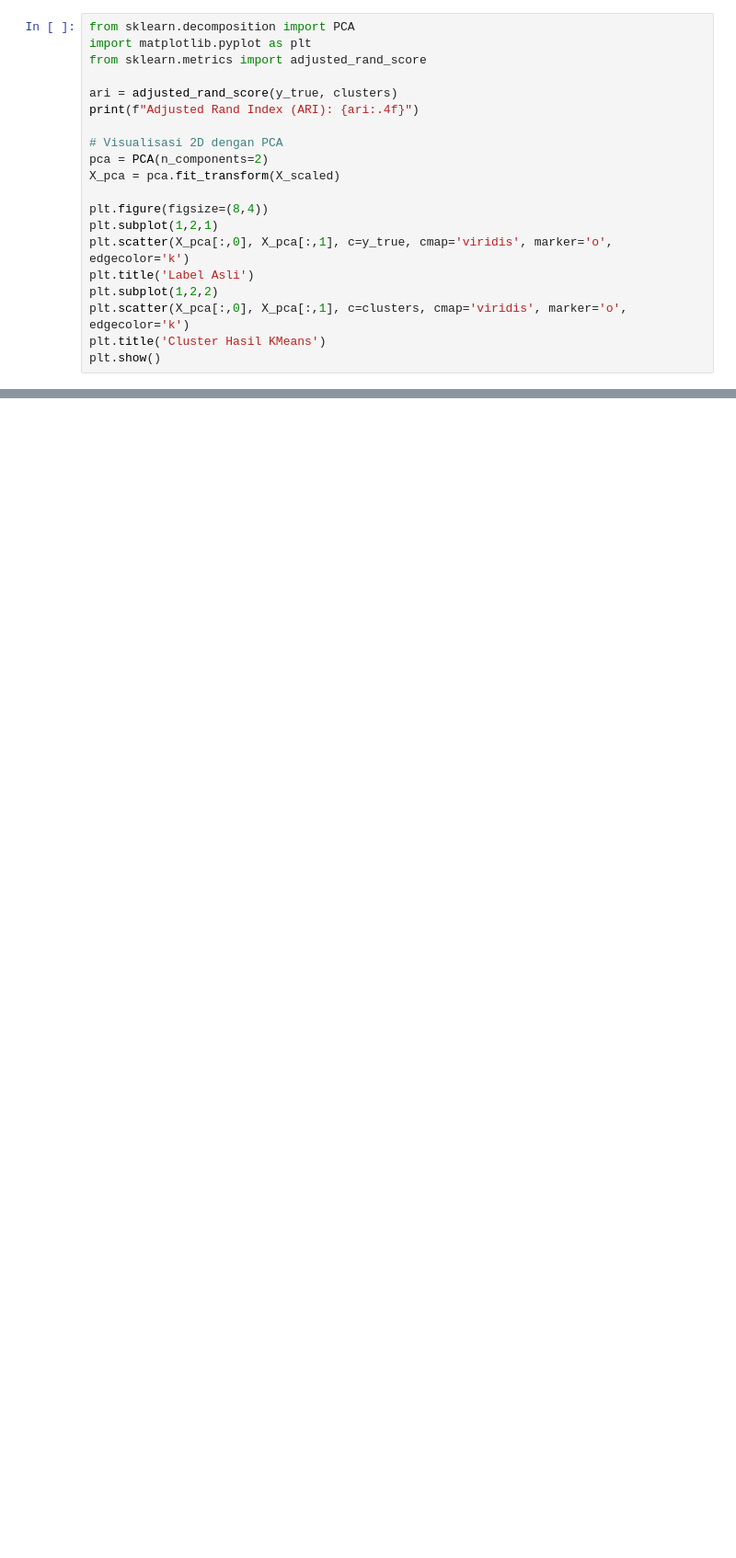
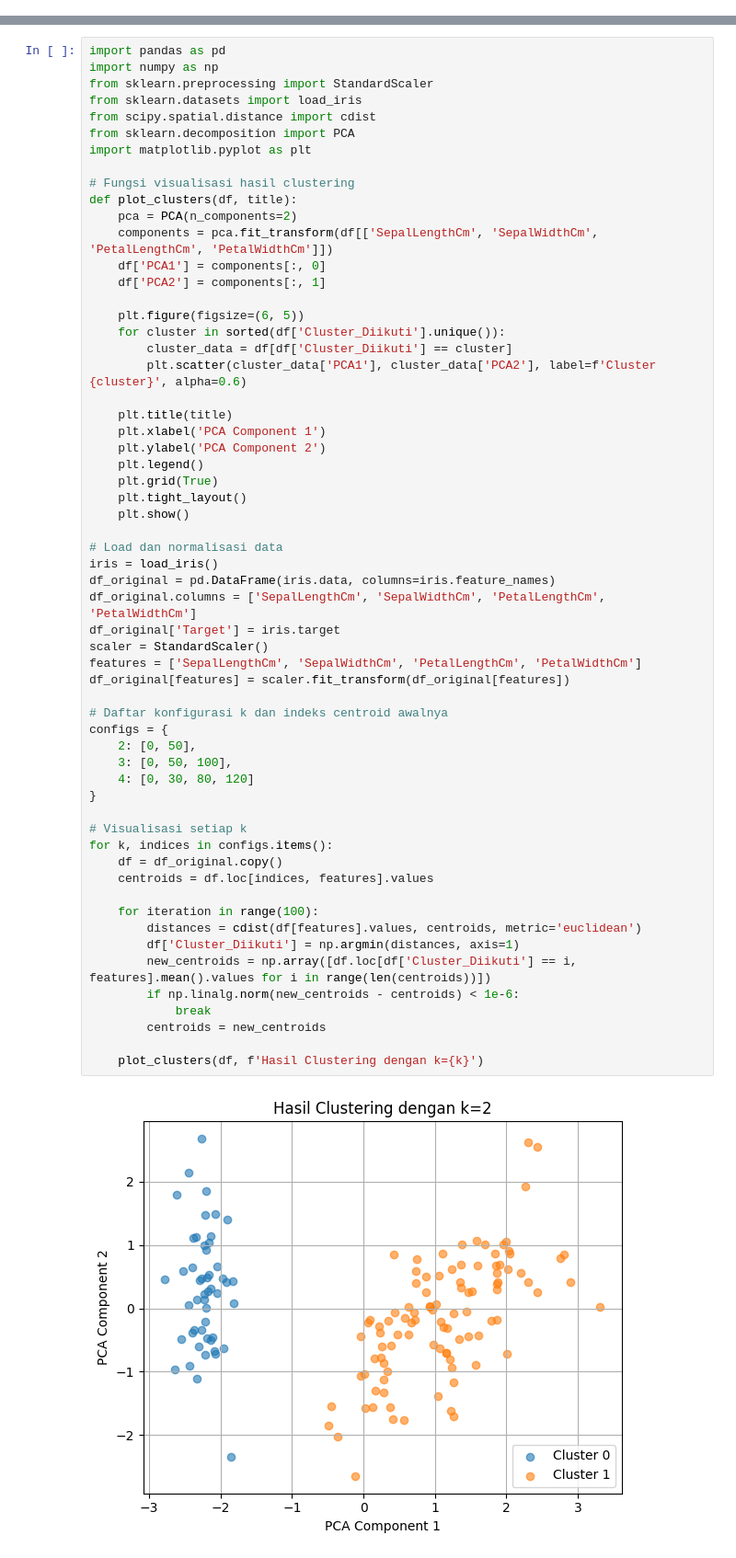
Before and after one commit to rhmnaan/pendat_d, a Jupyter notebook: tugas/_build/jupyter_execute/clustering.ipynb, the cells around one changed output, grey strips where cells are left out. Shown at 92% size. Saved outputs shown, nothing was run; the diff lists cells and outputs as text; blank space fills up the shorter version.

```diff
--- a/tugas/_build/jupyter_execute/clustering.ipynb
+++ b/tugas/_build/jupyter_execute/clustering.ipynb
@@ -550,20 +0,0 @@ Error Clustering: 0.146667
-# %%
-from sklearn.decomposition import PCA
-import matplotlib.pyplot as plt
-from sklearn.metrics import adjusted_rand_score
-
-ari = adjusted_rand_score(y_true, clusters)
-print(f"Adjusted Rand Index (ARI): {ari:.4f}")
-
-# Visualisasi 2D dengan PCA
-pca = PCA(n_components=2)
-X_pca = pca.fit_transform(X_scaled)
-
-plt.figure(figsize=(8,4))
-plt.subplot(1,2,1)
-plt.scatter(X_pca[:,0], X_pca[:,1], c=y_true, cmap='viridis', marker='o', edgecolor='k')
-plt.title('Label Asli')
-plt.subplot(1,2,2)
-plt.scatter(X_pca[:,0], X_pca[:,1], c=clusters, cmap='viridis', marker='o', edgecolor='k')
-plt.title('Cluster Hasil KMeans')
-plt.show()
@@ -1611,0 +400,61 @@ plt.show()
+# %%
+import pandas as pd
+import numpy as np
+from sklearn.preprocessing import StandardScaler
+from sklearn.datasets import load_iris
+from scipy.spatial.distance import cdist
+from sklearn.decomposition import PCA
+import matplotlib.pyplot as plt
+
+# Fungsi visualisasi hasil clustering
+def plot_clusters(df, title):
+    pca = PCA(n_components=2)
+    components = pca.fit_transform(df[['SepalLengthCm', 'SepalWidthCm', 'PetalLengthCm', 'PetalWidthCm']])
+    df['PCA1'] = components[:, 0]
+    df['PCA2'] = components[:, 1]
+
+    plt.figure(figsize=(6, 5))
+    for cluster in sorted(df['Cluster_Diikuti'].unique()):
+        cluster_data = df[df['Cluster_Diikuti'] == cluster]
+        plt.scatter(cluster_data['PCA1'], cluster_data['PCA2'], label=f'Cluster {cluster}', alpha=0.6)
+
+    plt.title(title)
+    plt.xlabel('PCA Component 1')
+    plt.ylabel('PCA Component 2')
+    plt.legend()
+    plt.grid(True)
+    plt.tight_layout()
+    plt.show()
+
+# Load dan normalisasi data
+iris = load_iris()
+df_original = pd.DataFrame(iris.data, columns=iris.feature_names)
+df_original.columns = ['SepalLengthCm', 'SepalWidthCm', 'PetalLengthCm', 'PetalWidthCm']
+df_original['Target'] = iris.target
+scaler = StandardScaler()
+features = ['SepalLengthCm', 'SepalWidthCm', 'PetalLengthCm', 'PetalWidthCm']
+df_original[features] = scaler.fit_transform(df_original[features])
+
+# Daftar konfigurasi k dan indeks centroid awalnya
+configs = {
+    2: [0, 50],
+    3: [0, 50, 100],
+    4: [0, 30, 80, 120]
+}
+
+# Visualisasi setiap k
+for k, indices in configs.items():
+    df = df_original.copy()
+    centroids = df.loc[indices, features].values
+
+    for iteration in range(100):
+        distances = cdist(df[features].values, centroids, metric='euclidean')
+        df['Cluster_Diikuti'] = np.argmin(distances, axis=1)
+        new_centroids = np.array([df.loc[df['Cluster_Diikuti'] == i, features].mean().values for i in range(len(centroids))])
+        if np.linalg.norm(new_centroids - centroids) < 1e-6:
+            break
+        centroids = new_centroids
+
+    plot_clusters(df, f'Hasil Clustering dengan k={k}')
+# %% [output]
+[figure, added]
```
Also changed, not shown: parts of 175 cells of this notebook, 56 other files.
